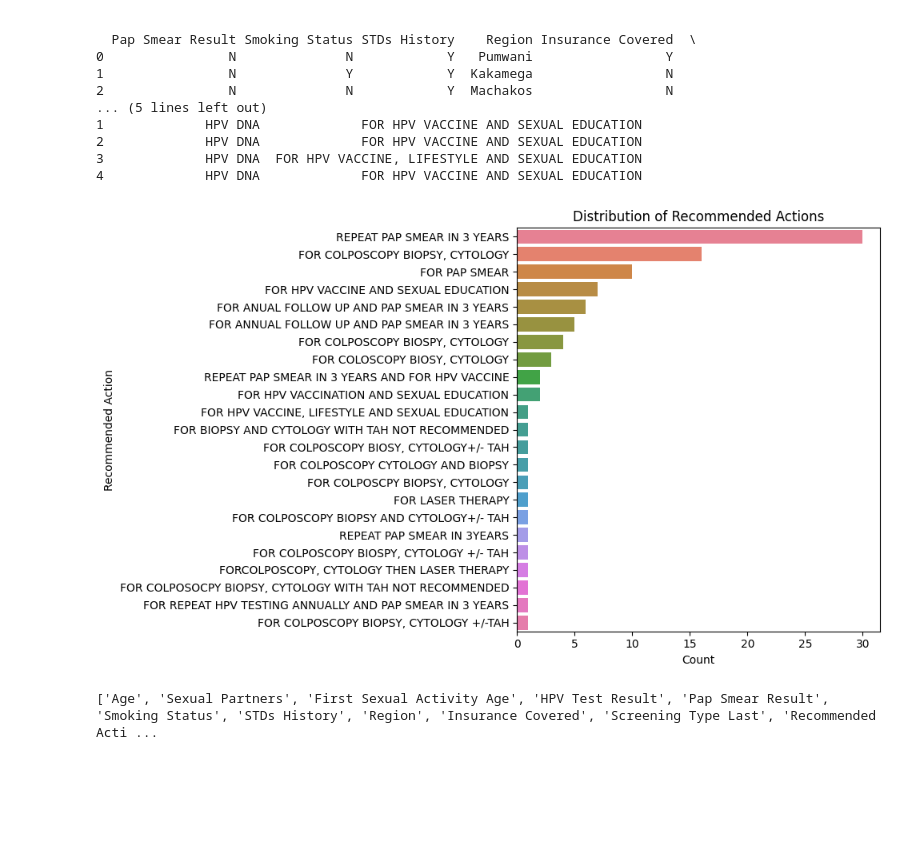
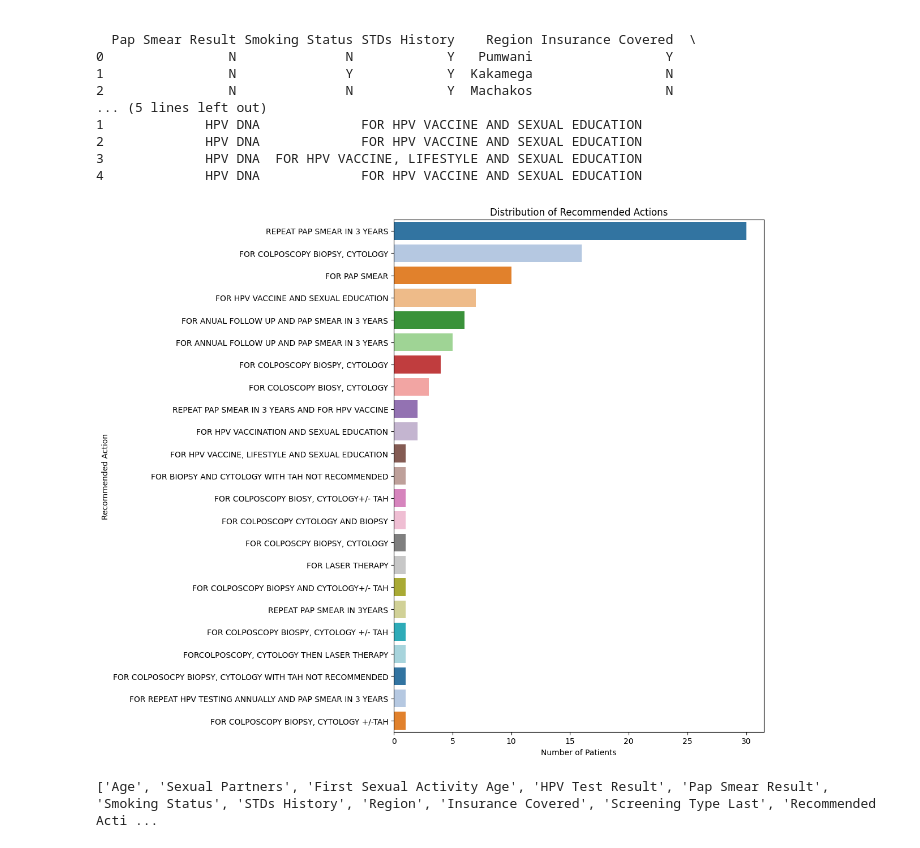
Before and after one commit to Anne-Okingo/Code_Ssipers_Afya_Kuu, a Jupyter notebook: Predicting_cervical_cancer_with_decision_trees (2).ipynb, the cells around one changed output. Cells and saved outputs as stored; diff of their text form; code cells hidden in the pictures; blank space fills up the shorter version.

```diff
--- a/Predicting_cervical_cancer_with_decision_trees (2).ipynb
+++ b/Predicting_cervical_cancer_with_decision_trees (2).ipynb
@@ -592,24 +592,24 @@ print(final_df.head())
 3             HPV DNA  FOR HPV VACCINE, LIFESTYLE AND SEXUAL EDUCATION
 4             HPV DNA             FOR HPV VACCINE AND SEXUAL EDUCATION
 # %%
-import seaborn as sns
-import matplotlib.pyplot as plt
+# import seaborn as sns
+# import matplotlib.pyplot as plt
 
 # 1. Distribution of Recommended Actions (from original column name)
-plt.figure(figsize=(10, 6))
+plt.figure(figsize=(12, 10))
 sns.countplot(
     data=final_df,
     y='Recommended Action',
     order=final_df['Recommended Action'].value_counts().index,
-    palette='husl'
+    palette='tab20'
 )
 plt.title("Distribution of Recommended Actions")
-plt.xlabel("Count")
+plt.xlabel("Number of Patients")
 plt.ylabel("Recommended Action")
 plt.tight_layout()
 plt.show()
 # %% [output]
-[figure, old version]
+[figure, new version]
 # %%
 print(final_df.columns.tolist())
 # %% [output]
```
Also changed, not shown: parts of 4 cells of this notebook.
